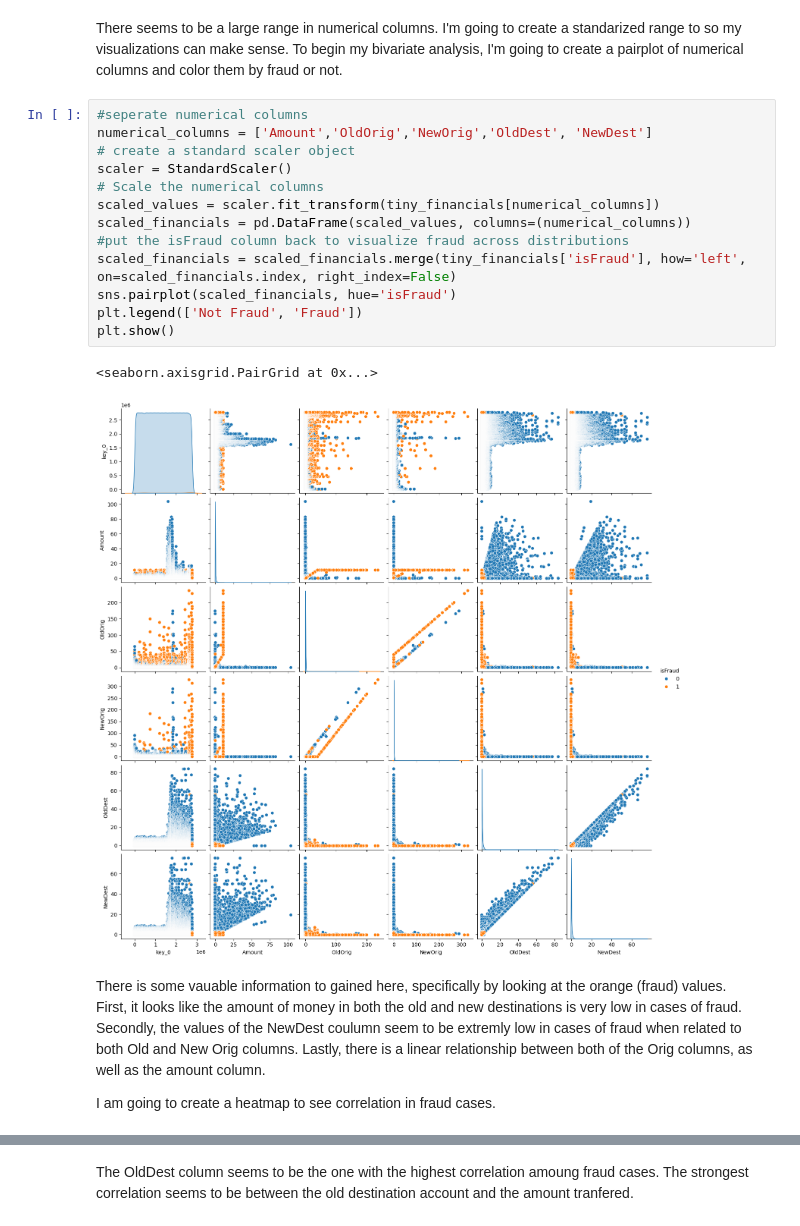
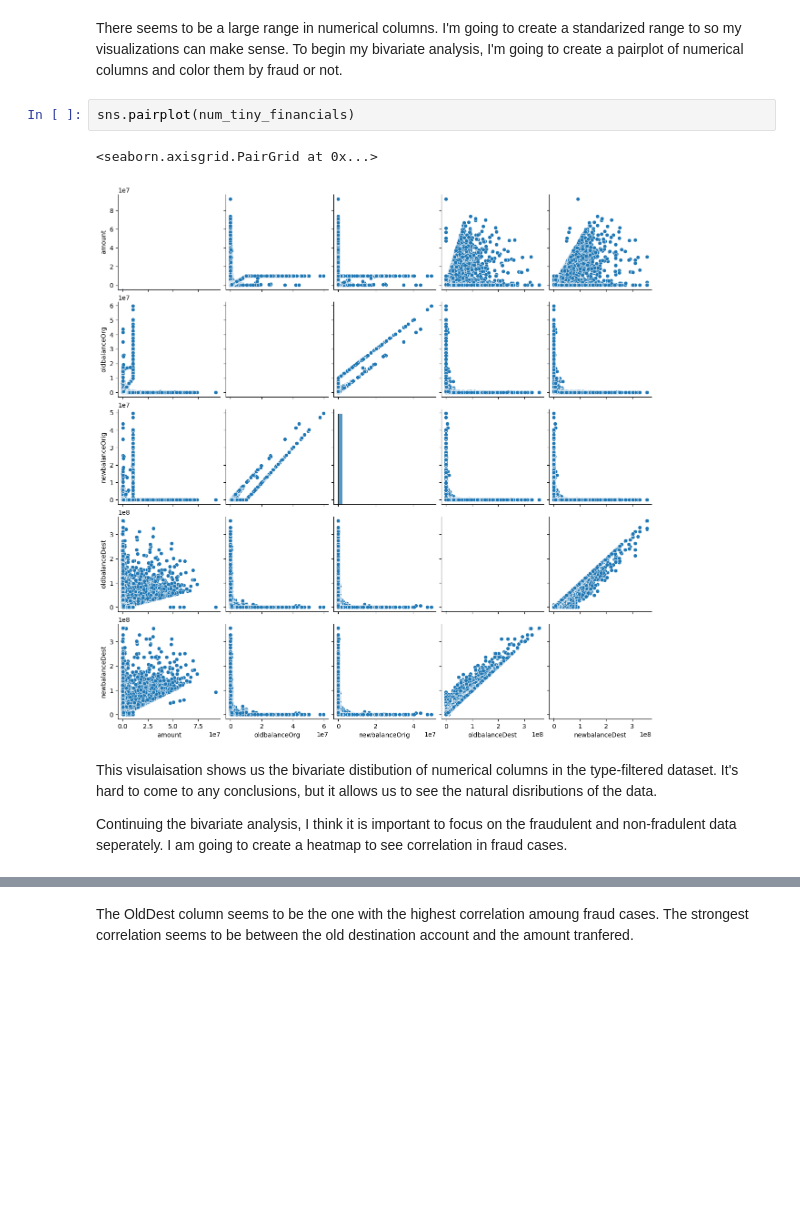
Before and after one commit to theslater11/FinancialFraudDetection, a Jupyter notebook: Notebooks/EDA.ipynb, the cells around one changed output, grey strips where cells are left out. Drawn from its saved outputs; the diff is of its cells as text; blank space fills up the shorter version.

```diff
--- a/Notebooks/EDA.ipynb
+++ b/Notebooks/EDA.ipynb
@@ -188,29 +192,15 @@ not_fraud.sort_values('Amount')
 ## Bivariate Analysis
 # %% [markdown]
 There seems to be a large range in numerical columns. I'm going to create a standarized range to so my visualizations can make sense. To begin my bivariate analysis, I'm going to create a pairplot of numerical columns and color them by fraud or not.
-# %%
-#seperate numerical columns
-numerical_columns = ['Amount','OldOrig','NewOrig','OldDest', 'NewDest']
-# create a standard scaler object
-scaler = StandardScaler()
-# Scale the numerical columns
-scaled_values = scaler.fit_transform(tiny_financials[numerical_columns])
-scaled_financials = pd.DataFrame(scaled_values, columns=(numerical_columns))
-#put the isFraud column back to visualize fraud across distributions
-scaled_financials = scaled_financials.merge(tiny_financials['isFraud'], how='left', on=scaled_financials.index, right_index=False)
-sns.pairplot(scaled_financials, hue='isFraud')
-plt.legend(['Not Fraud', 'Fraud'])
-plt.show()
-# %% [output]
-<seaborn.axisgrid.PairGrid at 0x...>
-[figure, removed]
-# %% [markdown]
-There is some vauable information to gained here, specifically by looking at the orange (fraud) values.
-First, it looks like the amount of money in both the old and new destinations is very low in cases of fraud.
-Secondly, the values of the NewDest coulumn seem to be extremly low in cases of fraud when related to both Old and New Orig columns.
-Lastly, there is a linear relationship between both of the Orig columns, as well as the amount column.
-
-I am going to create a heatmap to see correlation in fraud cases.
+# %%
+sns.pairplot(num_tiny_financials)
+# %% [output]
+<seaborn.axisgrid.PairGrid at 0x...>
+[figure, added]
+# %% [markdown]
+This visulaisation shows us the bivariate distibution of numerical columns in the type-filtered dataset. It's hard to come to any conclusions, but it allows us to see the natural disributions of the data.
+
+Continuing the bivariate analysis, I think it is important to focus on the fraudulent and non-fradulent data seperately. I am going to create a heatmap to see correlation in fraud cases.
 # %%
 #dropping non-numerical catagories in the fraud dataset.
 fraud = fraud.drop(columns=['nameOrig', 'nameDest', 'isFraud','isFlaggedFraud','type'])
```
Also changed, not shown: parts of 16 cells of this notebook, 1 other file.
